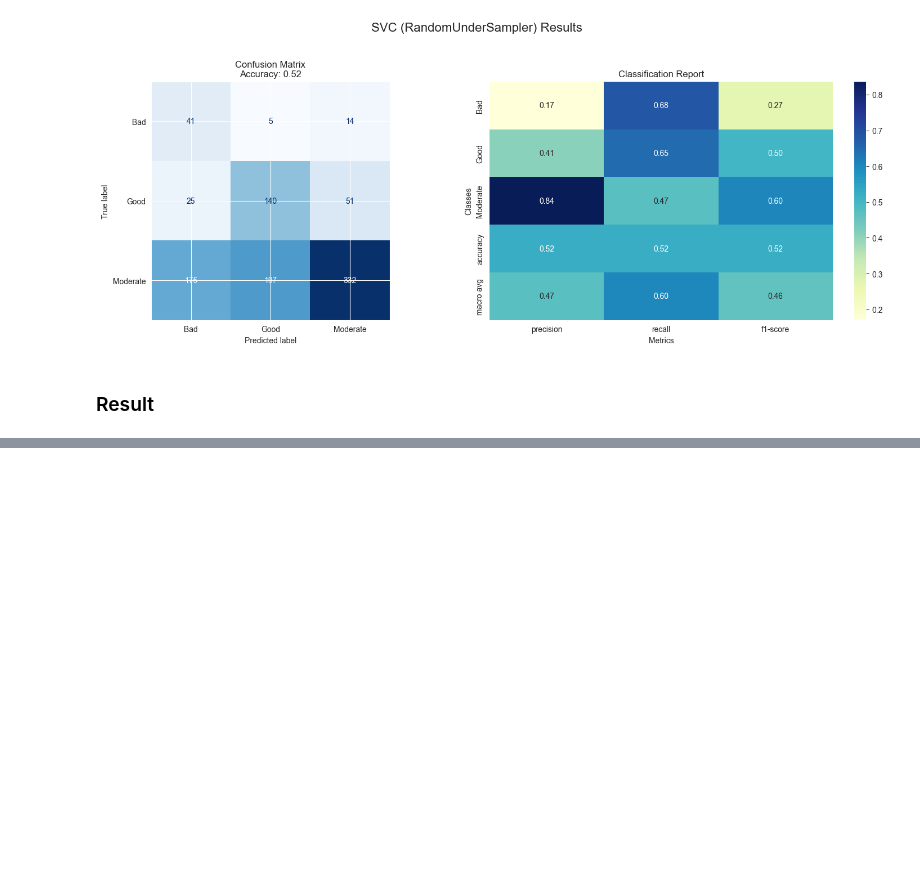
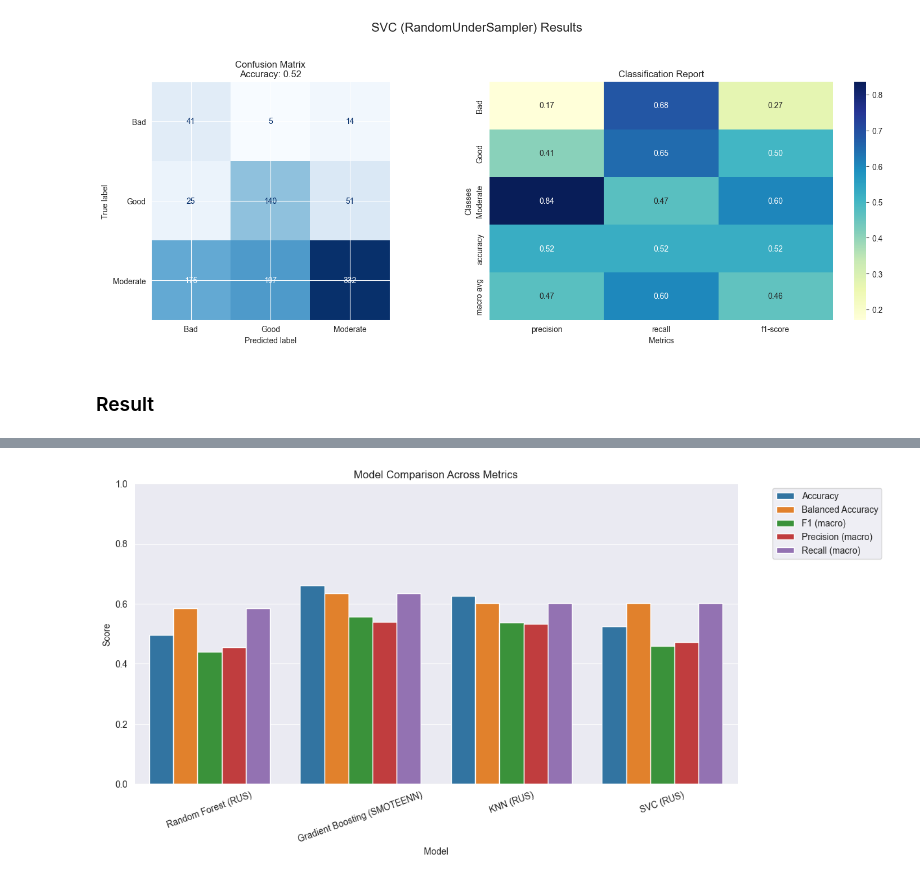
Before and after one commit to gps-stellar/Supervised-Classification-Regression, a Jupyter notebook: Winer-Recognition-Classification/Wine_Recognition_Classification.ipynb, the cells around one changed output, grey strips where cells are left out. Drawn from its saved outputs; the diff is of its cells as text; code cells hidden in the pictures; blank space fills up the shorter version.

Commit message:
Working on the results. Most of the plots are done, just need to finish the Radar chart and add the description of the best results, and finally a good description and README.md

```diff
--- a/Winer-Recognition-Classification/Wine_Recognition_Classification.ipynb
+++ b/Winer-Recognition-Classification/Wine_Recognition_Classification.ipynb
@@ -557,3 +557,25 @@ plot_model_results(y_test, y_pred_svc, title="SVC (RandomUnderSampler) Results",
 [figure]
 # %% [markdown]
 ### Result
+# %%
+# Evaluation of Models: Collecting metrics into a DataFrame
+
+def evaluate_model(model, y_test, y_pred):
+    return {
+        "Model" : model,
+        "Accuracy" : accuracy_score(y_test, y_pred),
+        "Balanced Accuracy" : balanced_accuracy_score(y_test, y_pred),
+        "F1 (macro)" : f1_score(y_test, y_pred, average="macro"),
+        "Precision (macro)" : precision_score(y_test, y_pred, average="macro"),
+        "Recall (macro)" : recall_score(y_test, y_pred, average="macro"),
+    }
+
+# Saving Results on a DataFrame
+results = []
+results.append(evaluate_model("Random Forest (RUS)", y_test, y_pred_rf))
+results.append(evaluate_model("Gradient Boosting (SMOTEENN)", y_test, y_pred_gb))
+results.append(evaluate_model("KNN (RUS)", y_test_le, y_pred_knn))
+results.append(evaluate_model("SVC (RUS)", y_test, y_pred_svc))
+
+results_df = pd.DataFrame(results)
+print(results_df)
@@ -559,0 +594,17 @@ plot_model_results(y_test, y_pred_svc, title="SVC (RandomUnderSampler) Results",
+# %%
+# Plotting Comparison across models
+def plot_model_comparison(results_df):
+    # Melt into long format for Seaborn
+    df_melt = results_df.melt(id_vars="Model", var_name="Metric", value_name="Score")
+
+    plt.figure(figsize=(12,6))
+    sns.barplot(data=df_melt, x="Model", y="Score", hue="Metric")
+    plt.title("Model Comparison Across Metrics")
+    plt.xticks(rotation=20)
+    plt.ylim(0,1)
+    plt.legend(bbox_to_anchor=(1.05, 1), loc="upper left")
+    plt.show()
+
+plot_model_comparison(results_df)
+# %% [output]
+[figure, added]
```
Also changed, not shown: parts of 4 cells of this notebook.
